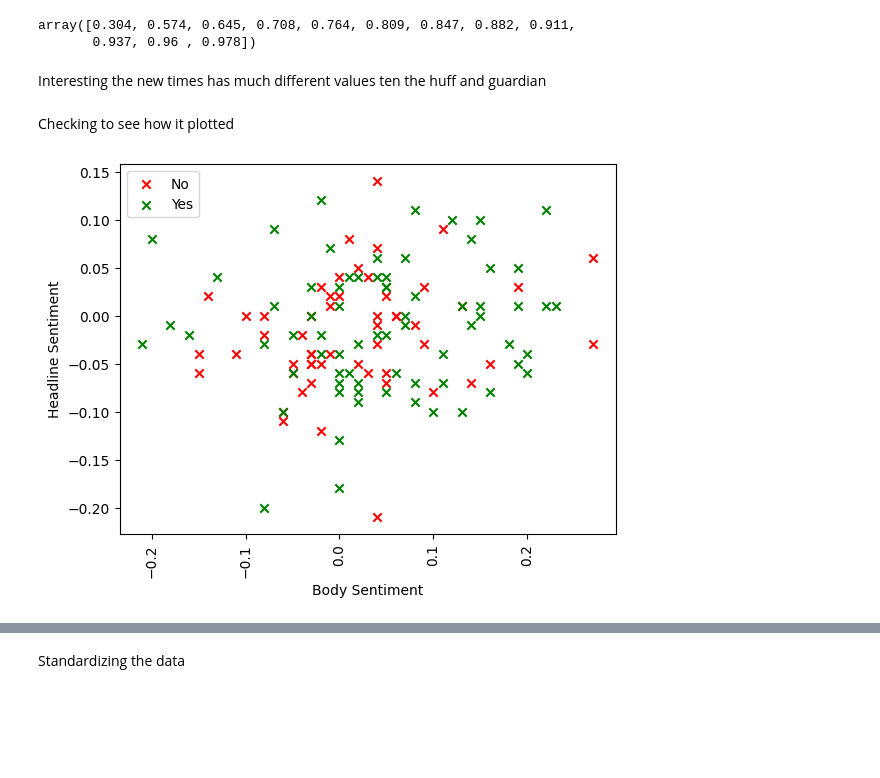
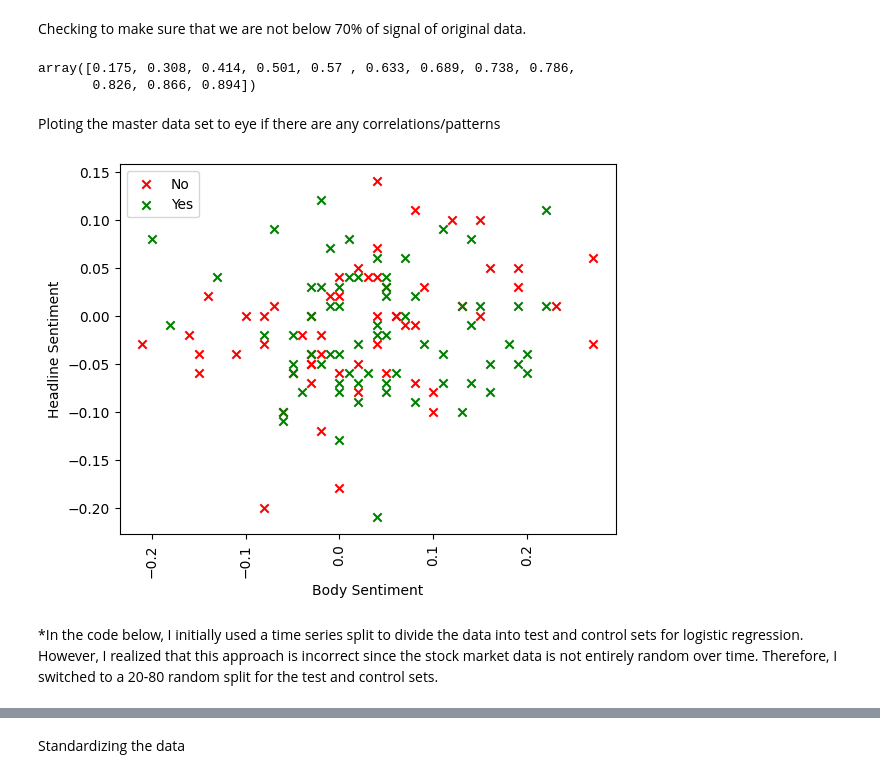
Before and after one commit to IS737StockPicker/stonks, a Jupyter notebook: Logistic_Regression_Final.ipynb, the cells around one changed output, grey strips where cells are left out. Drawn from its saved outputs; the diff is of its cells as text; code cells hidden in the pictures; blank space fills up the shorter version.

```diff
--- a/Logistic_Regression_Final.ipynb
+++ b/Logistic_Regression_Final.ipynb
@@ -134,14 +198,14 @@ Now, let's check that the scale function worked as intended, that is, it created
+# %% [markdown]
+Checking to make sure that we are not below 70% of signal of original data.
 # %%
 # PCA after scaling
-# you never want to go below 70% of signal of original data
-
+from sklearn.decomposition import PCA
+import numpy as np
 pcs = PCA(n_components=12)
-pcs.fit(scaled_df)
+pcs.fit(scaled_Master_Data)
 
 # view the importance of principal components
 np.cumsum(pcs.explained_variance_ratio_.round(3))
 # %% [output]
-array([0.304, 0.574, 0.645, 0.708, 0.764, 0.809, 0.847, 0.882, 0.911,
-       0.937, 0.96 , 0.978])
+array([0.175, 0.308, 0.414, 0.501, 0.57 , 0.633, 0.689, 0.738, 0.786,
+       0.826, 0.866, 0.894])
-# %% [markdown]
-Interesting the new times has much different values ten the huff and guardian
@@ -163,24 +212,25 @@ import seaborn as sns
-# %% [markdown]
-Checking to see how it plotted
+# %% [markdown]
+Ploting the master data set to eye if there are any correlations/patterns
 # %%
-# create a scatter plot of Experience vs. Training and keep track
-# of the outcome (1 or 0) using colors
+#for this example, I am using the New York Times news sentiment
 fig, ax = plt.subplots()
 
-subset0 = Master_Data.loc[Master_Data['SPY']== 0]
+subset0 = Master_Data.loc[Master_Data['XLE']== 0]
 ax.scatter(subset0.NYT_body_mean, subset0.NYT_headline_mean, marker='x', label='No', color='red')
 
-subset1 = Master_Data.loc[Master_Data['SPY']== 1]
+subset1 = Master_Data.loc[Master_Data['XLE']== 1]
 ax.scatter(subset1.NYT_body_mean, subset1.NYT_headline_mean, marker='x', label='Yes', color='green')
 
 plt.ylabel('Headline Sentiment')  # set x-axis label
 plt.xlabel('Body Sentiment')  # set y-axis label
 plt.xticks(rotation=90)
 
 handles, labels = ax.get_legend_handles_labels()
 ax.legend(handles, labels);
 # %% [output]
-[figure, old version]
+[figure, new version]
+# %% [markdown]
+*In the code below, I initially used a time series split to divide the data into test and control sets for logistic regression. However, I realized that this approach is incorrect since the stock market data is not entirely random over time. Therefore, I switched to a 20-80 random split for the test and control sets.
 # %%
 # Stock Market data is time series
 # with the training data I did the first 60 days
```
Also changed, not shown: parts of 63 cells of this notebook.
